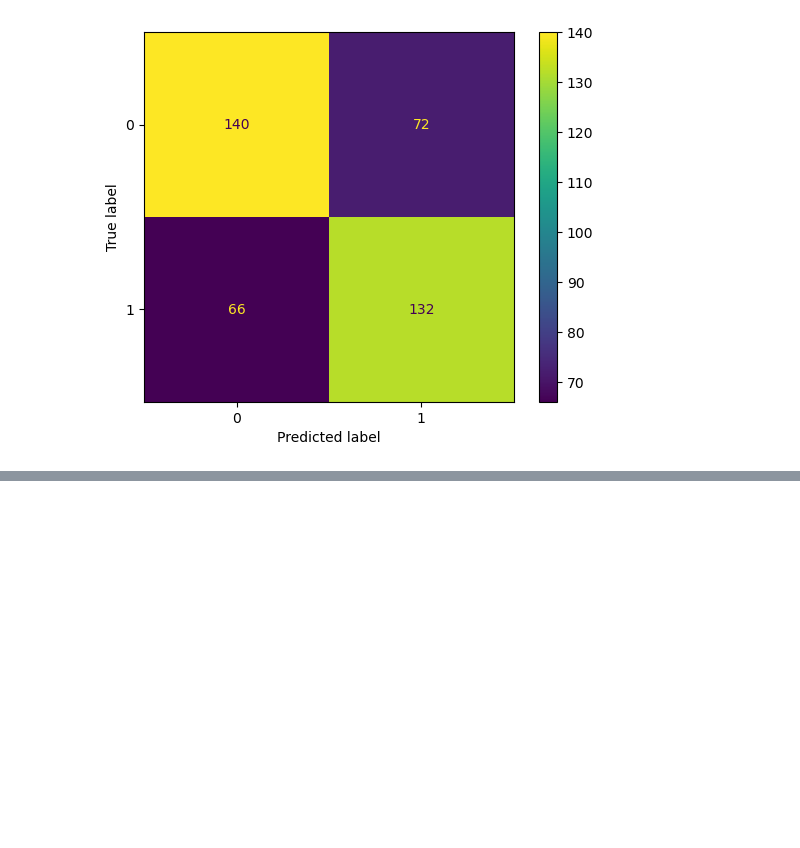
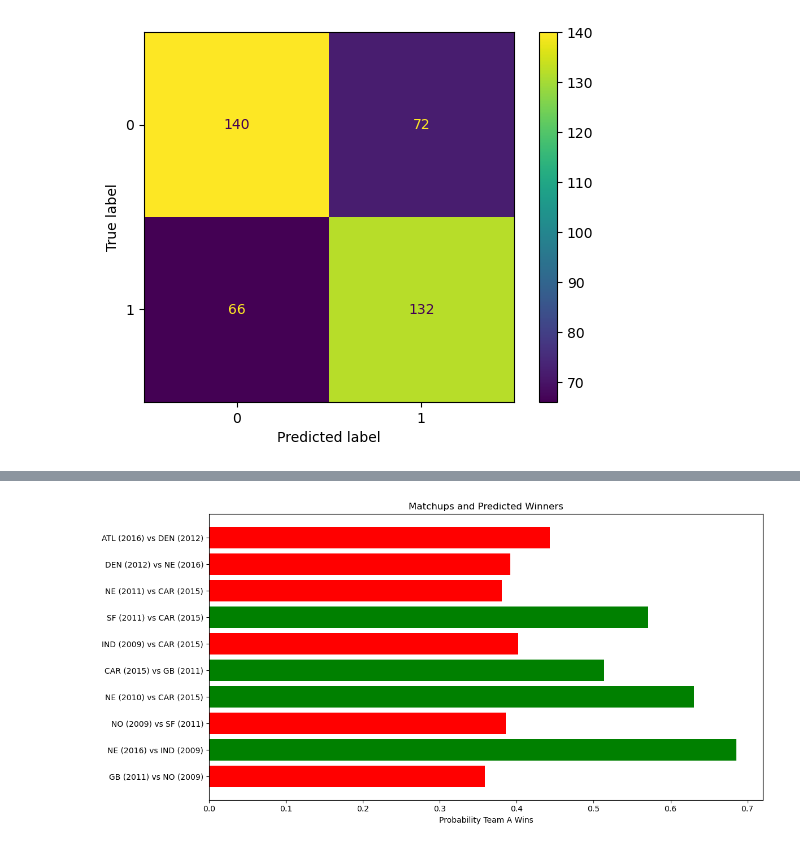
Before and after one commit to tinge5/finalProjectML, a Jupyter notebook: notebooks/Analysis.ipynb, the cells around one changed output, grey strips where cells are left out. Saved outputs shown, nothing was run; the diff lists cells and outputs as text; code cells hidden in the pictures; blank space fills up the shorter version.

```diff
--- a/notebooks/Analysis.ipynb
+++ b/notebooks/Analysis.ipynb
@@ -146,0 +140,21 @@ plt.show()
+# %%
+
+
+
+
+df['matchup'] = df['posteam_A'] + " (" + df['Season_A'].astype(str) + ") vs " + \
+                df['posteam_B'] + " (" + df['Season_B'].astype(str) + ")"
+
+plt.figure(figsize=(12, 6))
+plt.barh(df['matchup'], df['proba_A_wins'])
+
+# Color bars by predicted winner
+colors = ['green' if w == 'A' else 'red' for w in df['winner']]
+plt.barh(df['matchup'], df['proba_A_wins'], color=colors)
+
+plt.xlabel("Probability Team A Wins")
+plt.title("Matchups and Predicted Winners")
+plt.tight_layout()
+plt.show()
+# %% [output]
+[figure, added]
```
Also changed, not shown: parts of 9 cells of this notebook, 8 other files.
